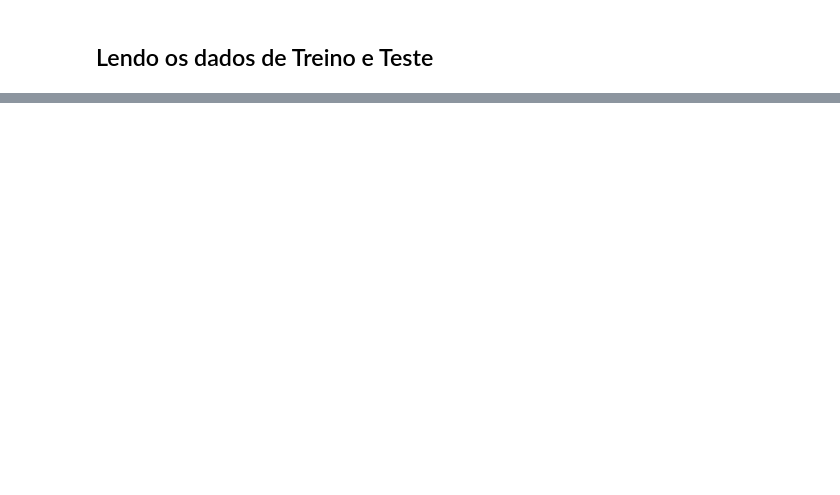
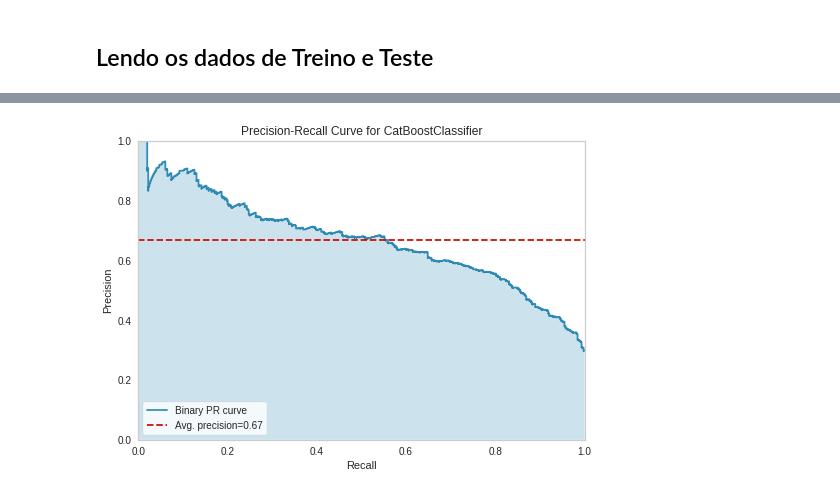
Before and after one commit to rafaelhamer/DSWP, a Jupyter notebook: Labdata_Churn_parte_2.ipynb, the cells around one changed output, grey strips where cells are left out. Cells and saved outputs as stored; diff of their text form; code cells hidden in the pictures; blank space fills up the shorter version.

```diff
--- a/Labdata_Churn_parte_2.ipynb
+++ b/Labdata_Churn_parte_2.ipynb
@@ -168,0 +149,4 @@ submission.head(10)
+# %%
+plot_model(modelo_refinado, plot='pr')
+# %% [output]
+[figure, added]
```
Also changed, not shown: parts of 45 cells of this notebook.
